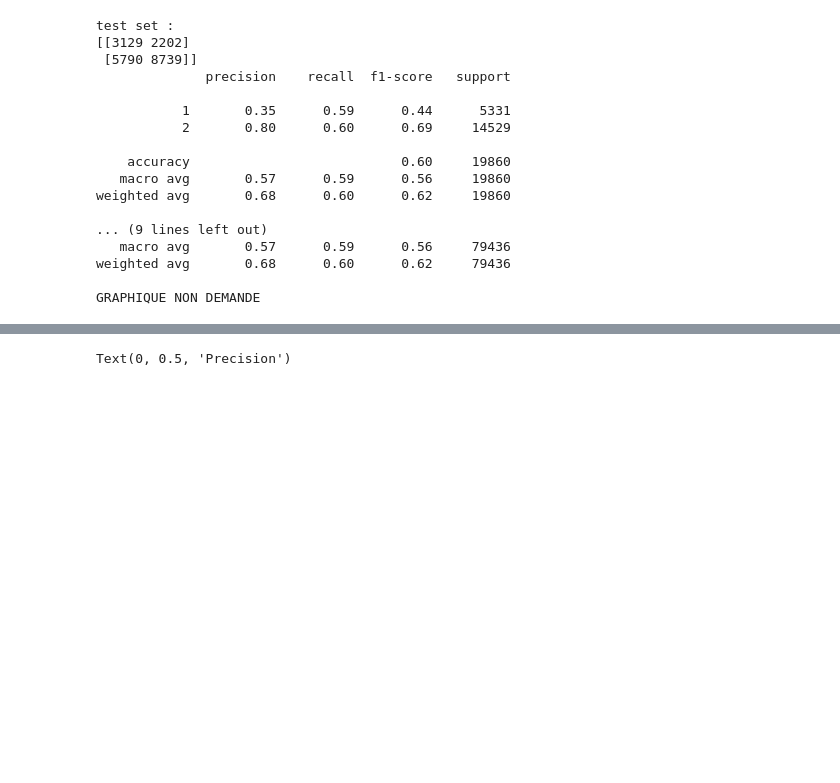
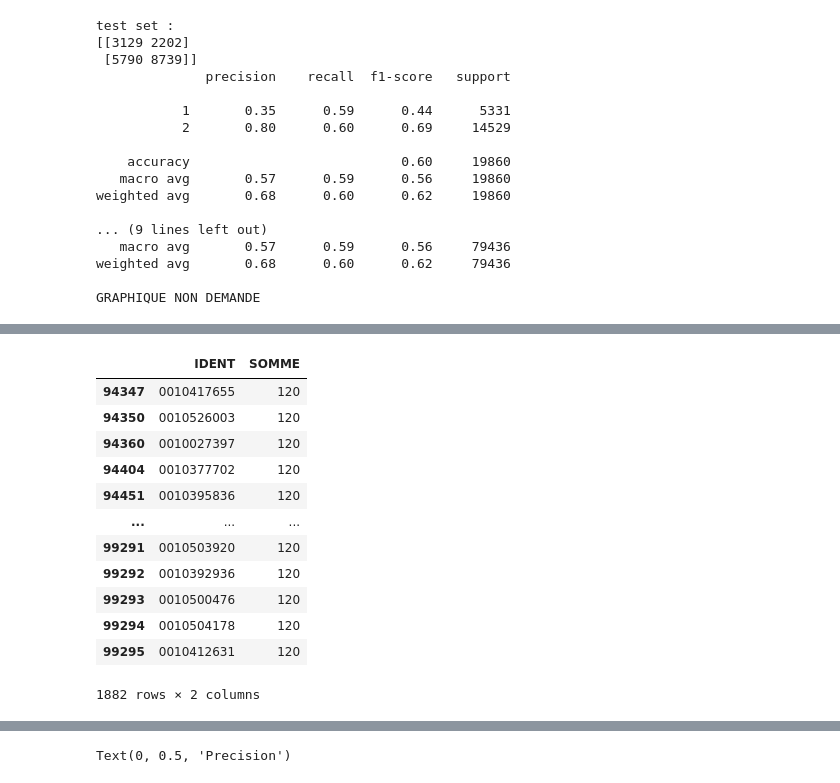
Before and after one commit to christian235711/Predict_models_fdf21, a Jupyter notebook: FDF21_Comparaison.ipynb, the cells around one changed output, grey strips where cells are left out. Saved outputs shown, nothing was run; the diff lists cells and outputs as text; code cells hidden in the pictures; blank space fills up the shorter version.

Commit message:
def recherche_groupe_ind all algo without NN

```diff
--- a/FDF21_Comparaison.ipynb
+++ b/FDF21_Comparaison.ipynb
@@ -632,0 +791,28 @@ GRAPHIQUE NON DEMANDE
+# %%
+
+def recherche_groupe_ind(TABLEAU):
+    tab_compa_complet = TABLEAU.drop(["Top_mon"], axis=1)
+    for j in range(1,tab_compa_complet.shape[1]):
+        tab_compa_complet.iloc[:,j] = tab_compa_complet.iloc[:,j].astype(int)
+
+    df_temp = tab_compa_complet[["CLASSE_LR","CLASSE_Adaboost","CLASSE_RandomF","CLASSE_ExtraT","CLASSE_ADL_55","CLASSE_ADQ_55"]].sum(axis=1)
+    df_temp.name="SOMME"
+    tab_compa_complet= pd.concat([tab_compa_complet["IDENT"],df_temp], axis=1)
+
+    return tab_compa_complet[tab_compa_complet["SOMME"]==120]
+# %%
+recherche_groupe_ind(TABLEAU)
+# %% [output]
+|  | IDENT | SOMME |
+| 94347 | 0010417655 | 120 |
+| 94350 | 0010526003 | 120 |
+| 94360 | 0010027397 | 120 |
+| 94404 | 0010377702 | 120 |
+| 94451 | 0010395836 | 120 |
+| ... | ... | ... |
+| 99291 | 0010503920 | 120 |
+| 99292 | 0010392936 | 120 |
+| 99293 | 0010500476 | 120 |
+| 99294 | 0010504178 | 120 |
+| 99295 | 0010412631 | 120 |
+1882 rows × 2 columns
```
Also changed, not shown: parts of 26 cells of this notebook.
